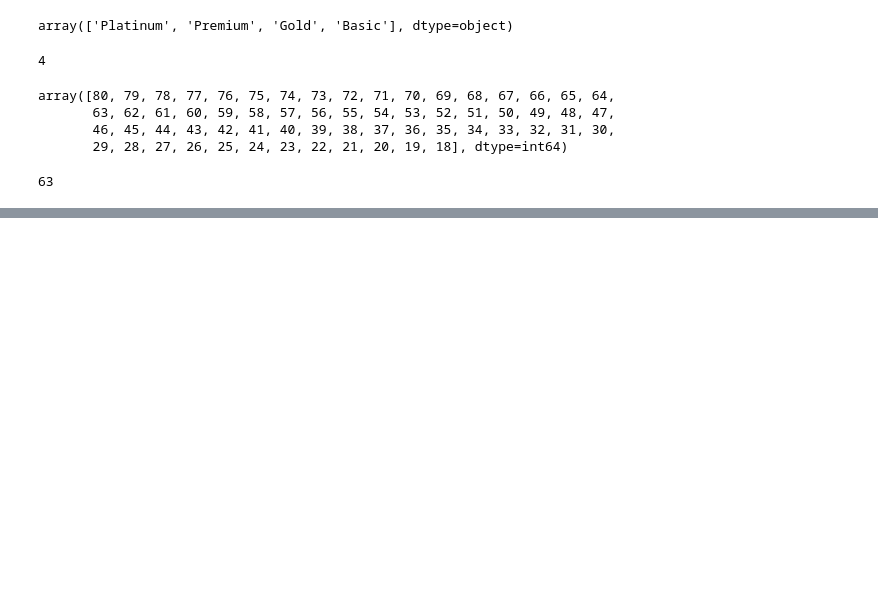
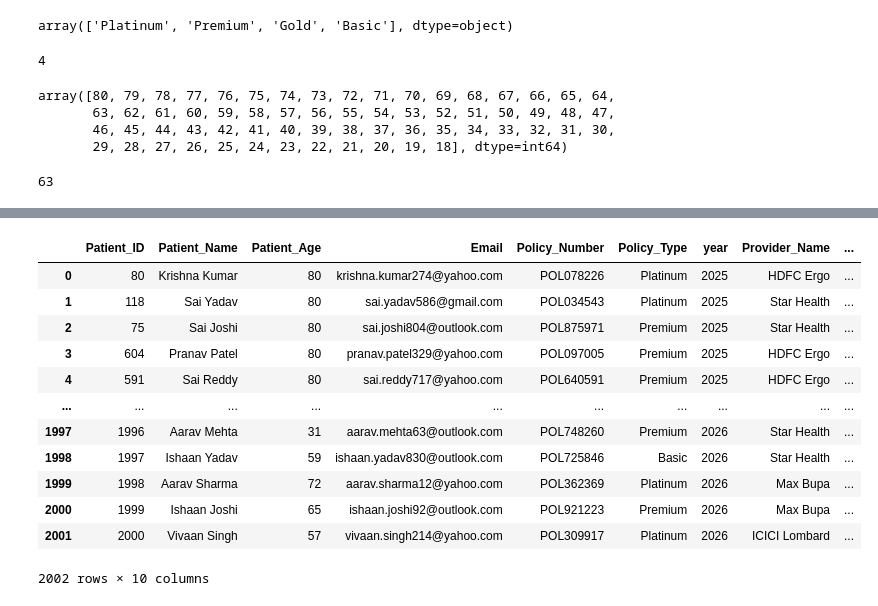
Before and after one commit to prashant0708/Python_for_all_YT_Playlist, a Jupyter notebook: 25.Pandas.ipynb, the cells around one changed output, grey strips where cells are left out. Cells and saved outputs as stored; diff of their text form; code cells hidden in the pictures; blank space fills up the shorter version.

```diff
--- a/25.Pandas.ipynb
+++ b/25.Pandas.ipynb
@@ -768,0 +848,2 @@ df['Patient_Age'].nunique()
+# %%
+patient_data.reset_index(inplace=True)
@@ -768,0 +859,4 @@ df['Patient_Age'].nunique()
+# %%
+## drop the column index
+
+patient_data.drop(columns='index', inplace=True)
@@ -768,0 +872,4 @@ df['Patient_Age'].nunique()
+# %%
+policy_file_path = r"C:\Users\prash\Desktop\Python_for_all_YT_Playlist\data\policy_data.xlsx"
+# %%
+policy_data= pd.read_excel(policy_file_path)
@@ -768,0 +898,18 @@ df['Patient_Age'].nunique()
+# %%
+## Merge
+
+patient_data.merge(policy_data,how='left',on='Policy_Number')
+# %% [output]
+|  | Patient_ID | Patient_Name | Patient_Age | Email | Policy_Number | Policy_Type | year | Provider_Name | ... |
+| 0 | 80 | Krishna Kumar | 80 | krishna.kumar274@yahoo.com | POL078226 | Platinum | 2025 | HDFC Ergo | ... |
+| 1 | 118 | Sai Yadav | 80 | sai.yadav586@gmail.com | POL034543 | Platinum | 2025 | Star Health | ... |
+| 2 | 75 | Sai Joshi | 80 | sai.joshi804@outlook.com | POL875971 | Premium | 2025 | Star Health | ... |
+| 3 | 604 | Pranav Patel | 80 | pranav.patel329@yahoo.com | POL097005 | Premium | 2025 | HDFC Ergo | ... |
+| 4 | 591 | Sai Reddy | 80 | sai.reddy717@yahoo.com | POL640591 | Premium | 2025 | HDFC Ergo | ... |
+| ... | ... | ... | ... | ... | ... | ... | ... | ... | ... |
+| 1997 | 1996 | Aarav Mehta | 31 | aarav.mehta63@outlook.com | POL748260 | Premium | 2026 | Star Health | ... |
+| 1998 | 1997 | Ishaan Yadav | 59 | ishaan.yadav830@outlook.com | POL725846 | Basic | 2026 | Star Health | ... |
+| 1999 | 1998 | Aarav Sharma | 72 | aarav.sharma12@yahoo.com | POL362369 | Platinum | 2026 | Max Bupa | ... |
+| 2000 | 1999 | Ishaan Joshi | 65 | ishaan.joshi92@outlook.com | POL921223 | Premium | 2026 | Max Bupa | ... |
+| 2001 | 2000 | Vivaan Singh | 57 | vivaan.singh214@yahoo.com | POL309917 | Platinum | 2026 | ICICI Lombard | ... |
+2002 rows × 10 columns
```
Also changed, not shown: parts of 52 cells of this notebook.
